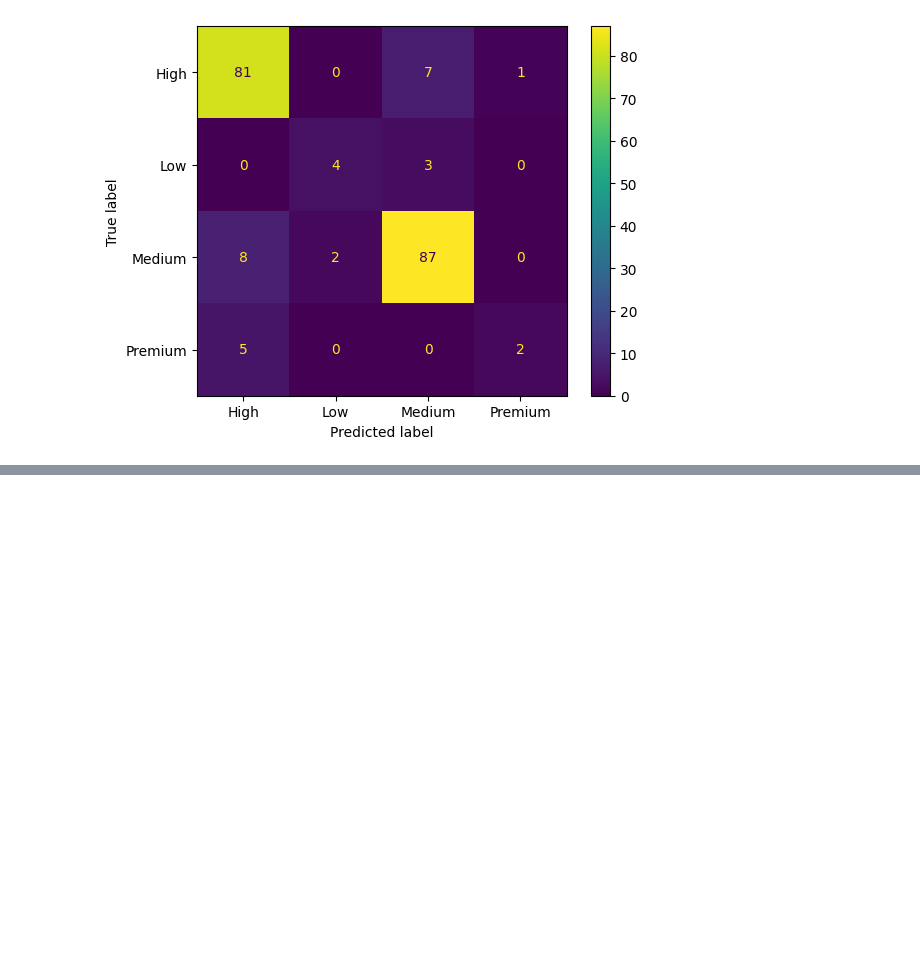
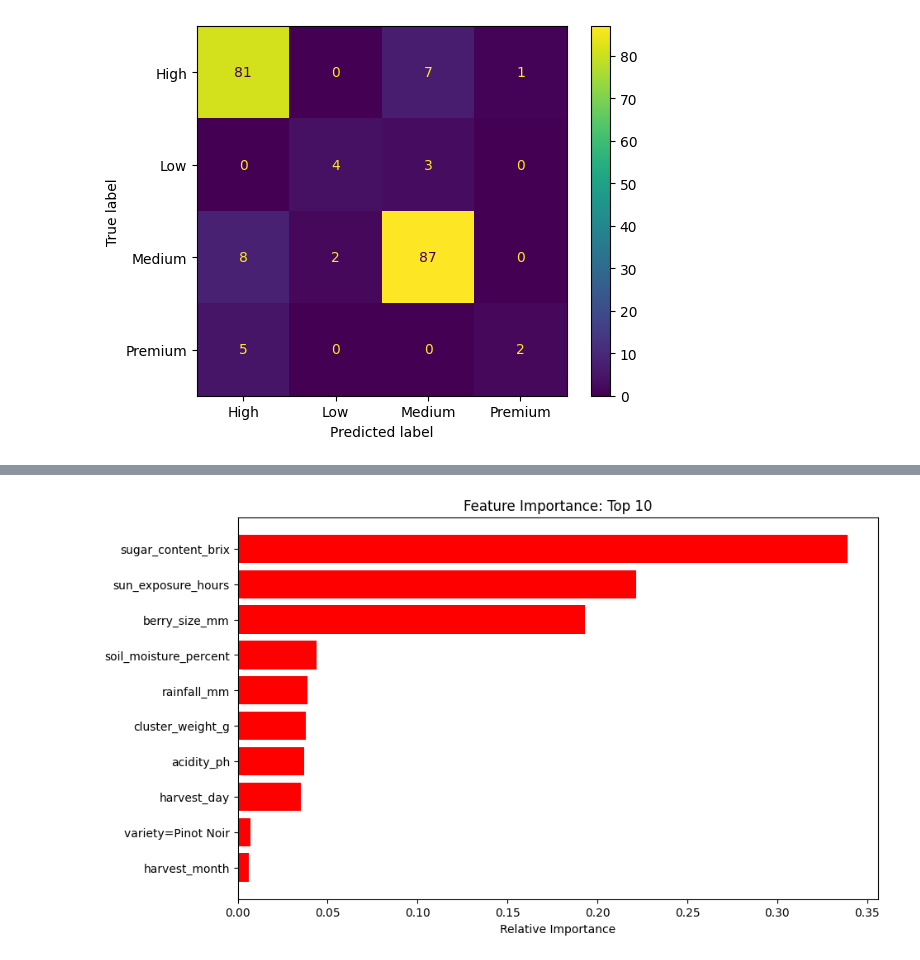
Before and after one commit to ju-arroyom/capstone_ml_zoomcamp, a Jupyter notebook: notebooks/notebook.ipynb, the cells around one changed output, grey strips where cells are left out. Cells and saved outputs as stored; diff of their text form; code cells hidden in the pictures; blank space fills up the shorter version.

```diff
--- a/notebooks/notebook.ipynb
+++ b/notebooks/notebook.ipynb
@@ -295,0 +459,9 @@ plt.show()
+# %%
+feats = {}
+for feature, importance in zip(dv.feature_names_, rf.feature_importances_):
+    feats[feature] = importance
+importances_df = pd.DataFrame.from_dict(feats, orient='index').rename(columns={0:'gain'}).reset_index().rename(columns={'index':'features'})
+top_k_features = importances_df.sort_values('gain',
+                        ascending=False,
+                        ).head(10).reset_index(drop=True)
+top_k_features
@@ -295,0 +480,13 @@ plt.show()
+# %%
+# Code adapted from https://stackoverflow.com/questions/44101458/random-forest-feature-importance-chart-using-python
+features = top_k_features['features']
+importances = top_k_features["gain"]
+indices = np.argsort(importances)
+plt.figure(figsize=(10, 6))
+plt.title('Feature Importance: Top 10')
+plt.barh(range(len(indices)), importances[indices], color='r', align='center')
+plt.yticks(range(len(indices)), [features[i] for i in indices])
+plt.xlabel('Relative Importance')
+plt.show()
+# %% [output]
+[figure, added]
```
Also changed, not shown: parts of 27 cells of this notebook.
